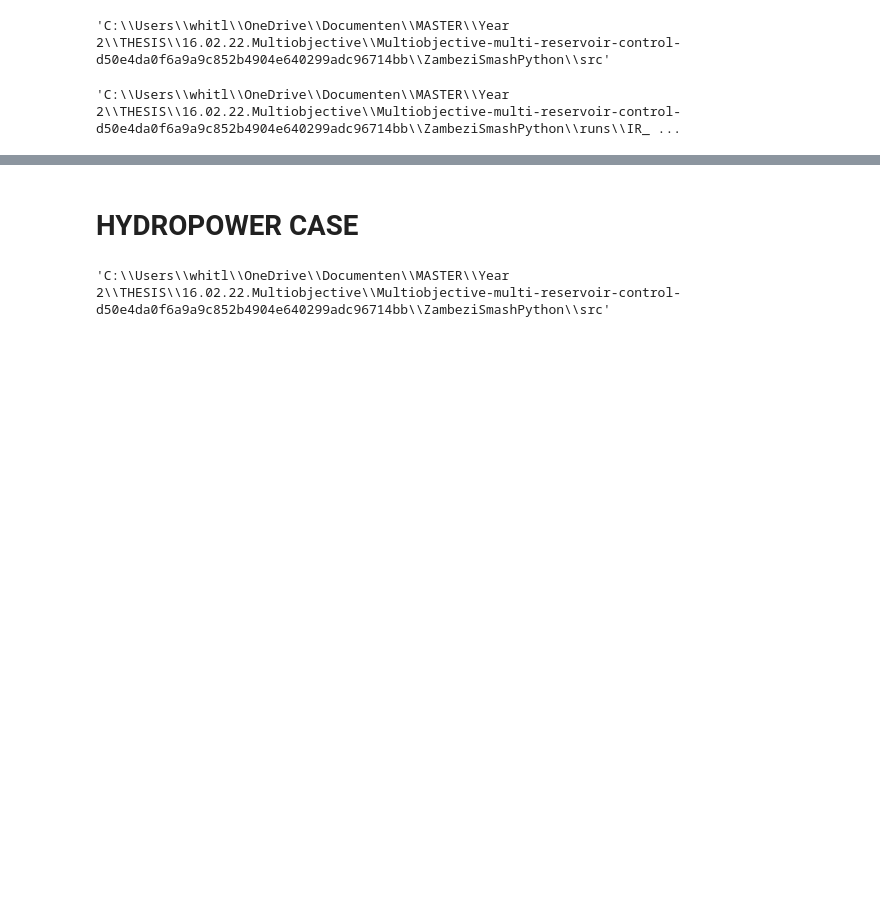
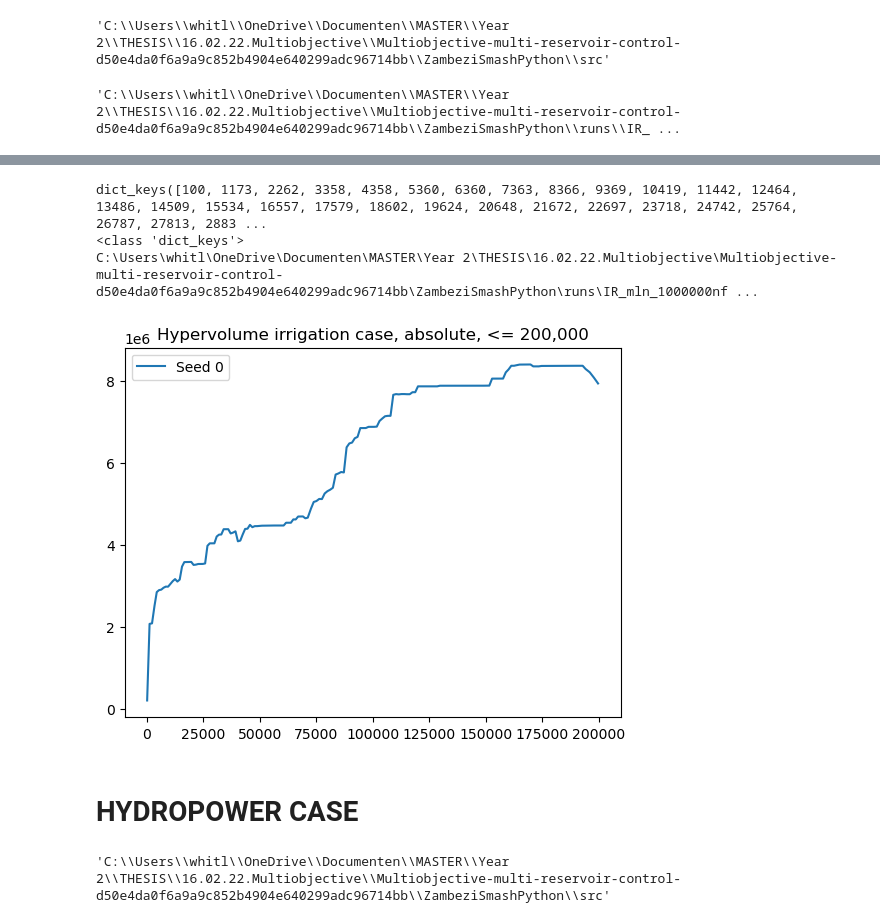
Before and after one commit to poeufs/16.02.22.Multiobjective, a Jupyter notebook: Multiobjective-multi-reservoir-control-d50e4da0f6a9a9c852b4904e640299adc96714bb/ZambeziSmashPython/notebooks/Convergence.ipynb, the cells around one changed output, grey strips where cells are left out. Saved outputs shown, nothing was run; the diff lists cells and outputs as text; code cells hidden in the pictures; blank space fills up the shorter version.

```diff
--- a/Multiobjective-multi-reservoir-control-d50e4da0f6a9a9c852b4904e640299adc96714bb/ZambeziSmashPython/notebooks/Convergence.ipynb
+++ b/Multiobjective-multi-reservoir-control-d50e4da0f6a9a9c852b4904e640299adc96714bb/ZambeziSmashPython/notebooks/Convergence.ipynb
@@ -849,3 +811,34 @@ C:\Users\whitl\OneDrive\Documenten\MASTER\Year 2\THESIS\16.02.22.Multiobjective\
+# %%
+
+hvs_dict, norm_hvs_dict = process_archives(seeds, worst_array, norm_worst_array)
+hvs_dicts = [hvs_dict]
+
+# Iterate through dictionaries and plot lines
+for i, hvs_dict in enumerate(hvs_dicts, start=1):
+    for seed, values in hvs_dict.items():
+        print(values.keys())
+        print(type(values.keys()))
+        x = [key for key in values.keys() if key <= 200000]
+        y = [values[key] for key in x]
+        #x = list(values.keys())
+        #y = list(values.values())
+        plt.plot(x, y, label=f'Seed {seed}')
+
+plt.title('Hypervolume irrigation case, absolute, <= 200,000')
+plt.legend()
+
+print(os.getcwd())
+#relative_path = '../../plots'
+#filename = f'irr_{run_comment}_hv.png'  # Assuming run_comment is defined
+
+#plt.savefig(os.path.join(relative_path, filename))
+
+plt.show()
+# %% [output]
+dict_keys([100, 1173, 2262, 3358, 4358, 5360, 6360, 7363, 8366, 9369, 10419, 11442, 12464, 13486, 14509, 15534, 16557, 17579, 18602, 19624, 20648, 21672, 22697, 23718, 24742, 25764, 26787, 27813, 2883 ...
+<class 'dict_keys'>
+C:\Users\whitl\OneDrive\Documenten\MASTER\Year 2\THESIS\16.02.22.Multiobjective\Multiobjective-multi-reservoir-control-d50e4da0f6a9a9c852b4904e640299adc96714bb\ZambeziSmashPython\runs\IR_mln_1000000nf ...
+[figure, added]
 # %% [markdown]
 # HYDROPOWER CASE
 # %%
```
Also changed, not shown: parts of 8 cells of this notebook.
